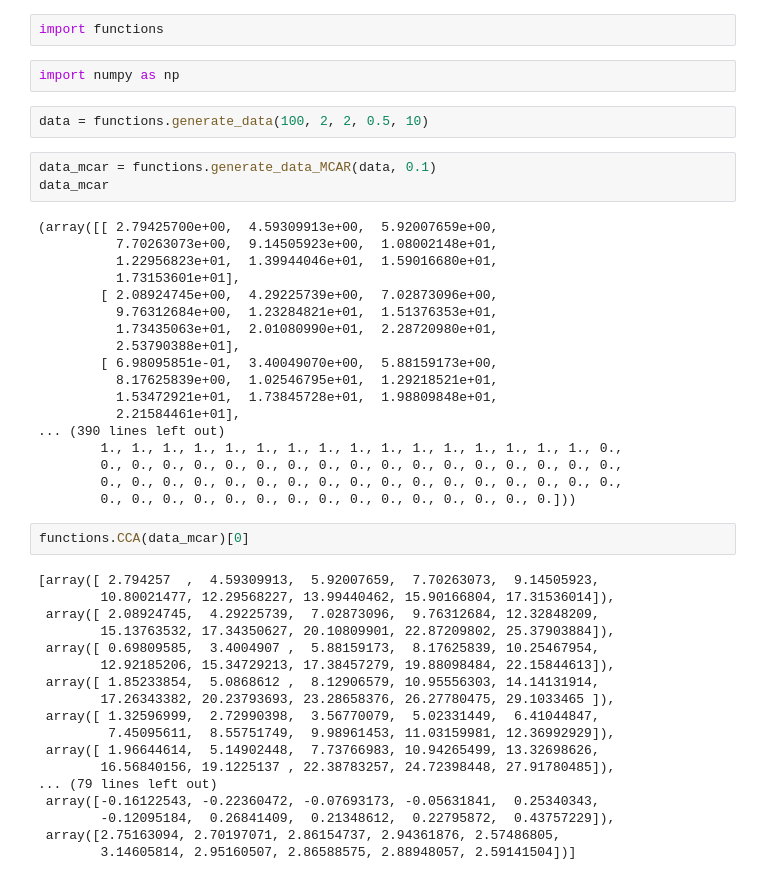
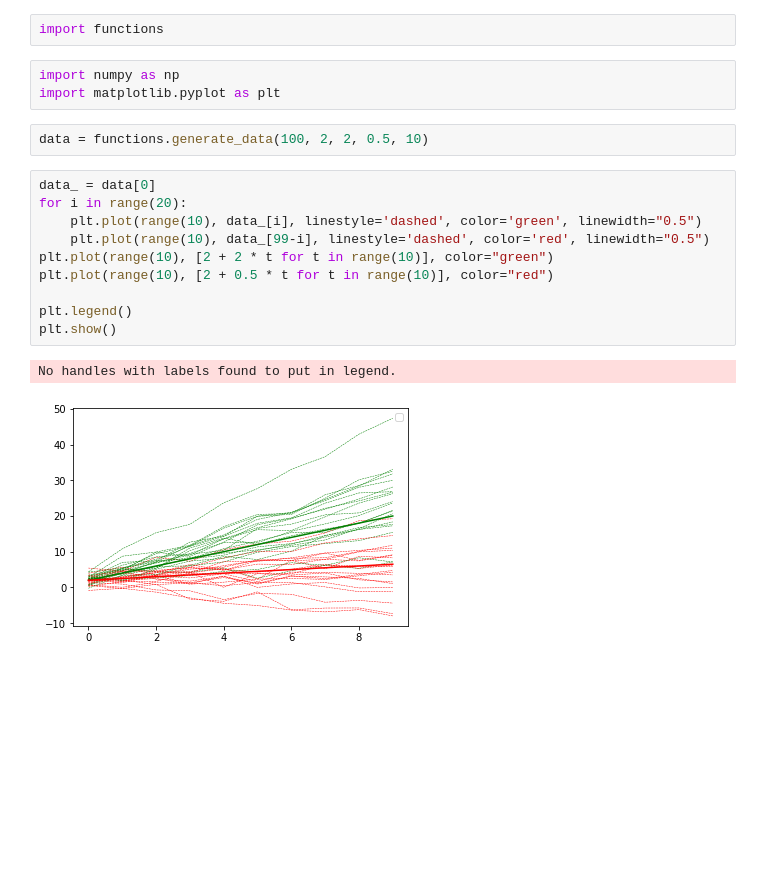
Before and after one commit to aurelebartolomeo/MasterThesis, a Jupyter notebook: test.ipynb, the cells around one changed output. Cells and saved outputs as stored; diff of their text form; blank space fills up the shorter version.

```diff
--- a/test.ipynb
+++ b/test.ipynb
@@ -2,46 +2,19 @@
 import functions
 # %%
 import numpy as np
+import matplotlib.pyplot as plt
 # %%
 data = functions.generate_data(100, 2, 2, 0.5, 10)
-# %%
-data_mcar = functions.generate_data_MCAR(data, 0.1)
-data_mcar
-# %% [output]
-(array([[ 2.79425700e+00,  4.59309913e+00,  5.92007659e+00,
-          7.70263073e+00,  9.14505923e+00,  1.08002148e+01,
-          1.22956823e+01,  1.39944046e+01,  1.59016680e+01,
-          1.73153601e+01],
-        [ 2.08924745e+00,  4.29225739e+00,  7.02873096e+00,
-          9.76312684e+00,  1.23284821e+01,  1.51376353e+01,
-          1.73435063e+01,  2.01080990e+01,  2.28720980e+01,
-          2.53790388e+01],
-        [ 6.98095851e-01,  3.40049070e+00,  5.88159173e+00,
-          8.17625839e+00,  1.02546795e+01,  1.29218521e+01,
-          1.53472921e+01,  1.73845728e+01,  1.98809848e+01,
-          2.21584461e+01],
-... (390 lines left out)
-        1., 1., 1., 1., 1., 1., 1., 1., 1., 1., 1., 1., 1., 1., 1., 1., 0.,
-        0., 0., 0., 0., 0., 0., 0., 0., 0., 0., 0., 0., 0., 0., 0., 0., 0.,
-        0., 0., 0., 0., 0., 0., 0., 0., 0., 0., 0., 0., 0., 0., 0., 0., 0.,
-        0., 0., 0., 0., 0., 0., 0., 0., 0., 0., 0., 0., 0., 0., 0.]))
-# %%
-functions.CCA(data_mcar)[0]
-# %% [output]
-[array([ 2.794257  ,  4.59309913,  5.92007659,  7.70263073,  9.14505923,
-        10.80021477, 12.29568227, 13.99440462, 15.90166804, 17.31536014]),
- array([ 2.08924745,  4.29225739,  7.02873096,  9.76312684, 12.32848209,
-        15.13763532, 17.34350627, 20.10809901, 22.87209802, 25.37903884]),
- array([ 0.69809585,  3.4004907 ,  5.88159173,  8.17625839, 10.25467954,
-        12.92185206, 15.34729213, 17.38457279, 19.88098484, 22.15844613]),
- array([ 1.85233854,  5.0868612 ,  8.12906579, 10.95556303, 14.14131914,
-        17.26343382, 20.23793693, 23.28658376, 26.27780475, 29.1033465 ]),
- array([ 1.32596999,  2.72990398,  3.56770079,  5.02331449,  6.41044847,
-         7.45095611,  8.55751749,  9.98961453, 11.03159981, 12.36992929]),
- array([ 1.96644614,  5.14902448,  7.73766983, 10.94265499, 13.32698626,
-        16.56840156, 19.1225137 , 22.38783257, 24.72398448, 27.91780485]),
-... (79 lines left out)
- array([-0.16122543, -0.22360472, -0.07693173, -0.05631841,  0.25340343,
-        -0.12095184,  0.26841409,  0.21348612,  0.22795872,  0.43757229]),
- array([2.75163094, 2.70197071, 2.86154737, 2.94361876, 2.57486805,
-        3.14605814, 2.95160507, 2.86588575, 2.88948057, 2.59141504])]
+# %%
+data_ = data[0]
+for i in range(20):
+    plt.plot(range(10), data_[i], linestyle='dashed', color='green', linewidth="0.5")
+    plt.plot(range(10), data_[99-i], linestyle='dashed', color='red', linewidth="0.5")
+plt.plot(range(10), [2 + 2 * t for t in range(10)], color="green")
+plt.plot(range(10), [2 + 0.5 * t for t in range(10)], color="red")
+
+plt.legend()
+plt.show()
+# %% [output]
+No handles with labels found to put in legend.
+[figure, added]
```
Also changed, not shown: parts of 2 cells of this notebook, 6 other files.
